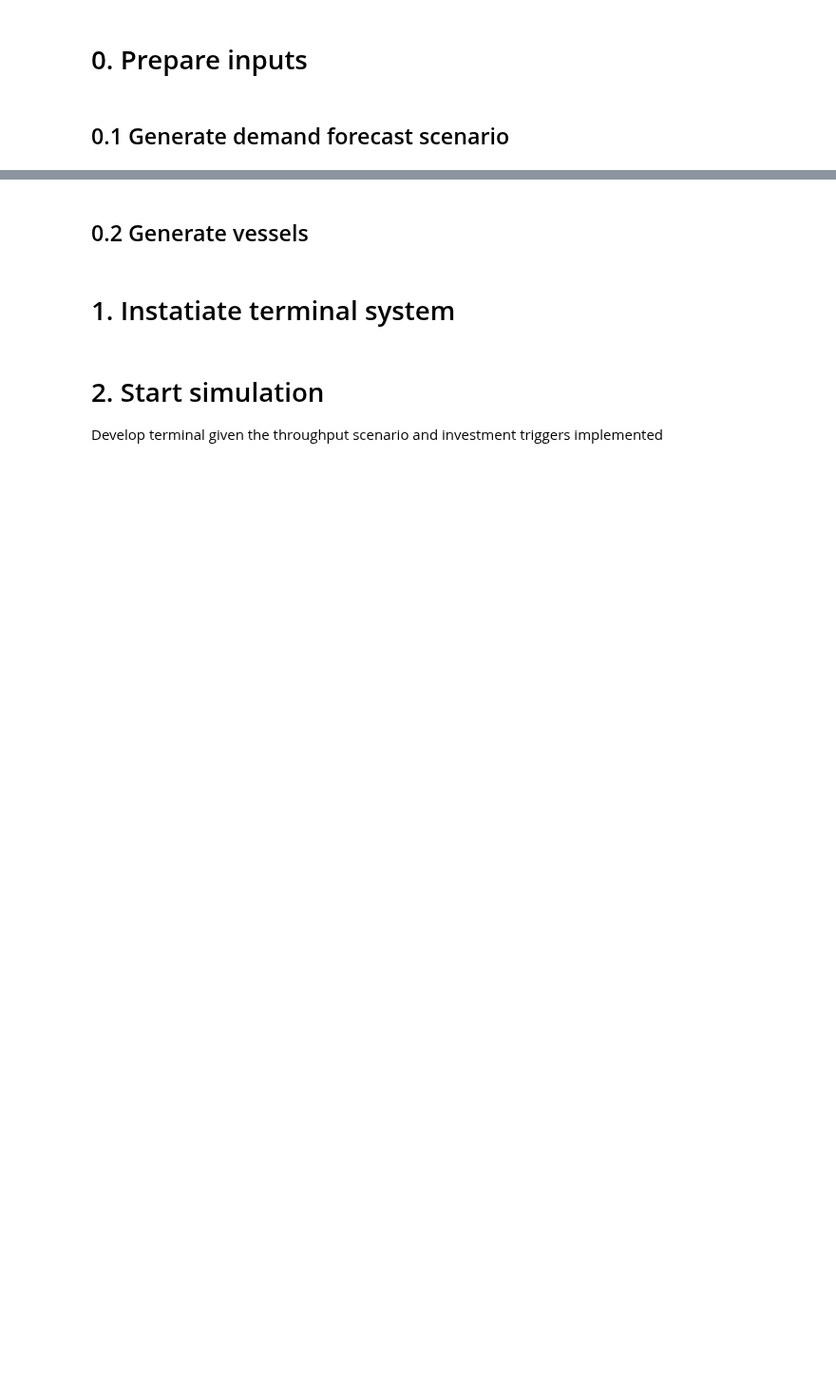
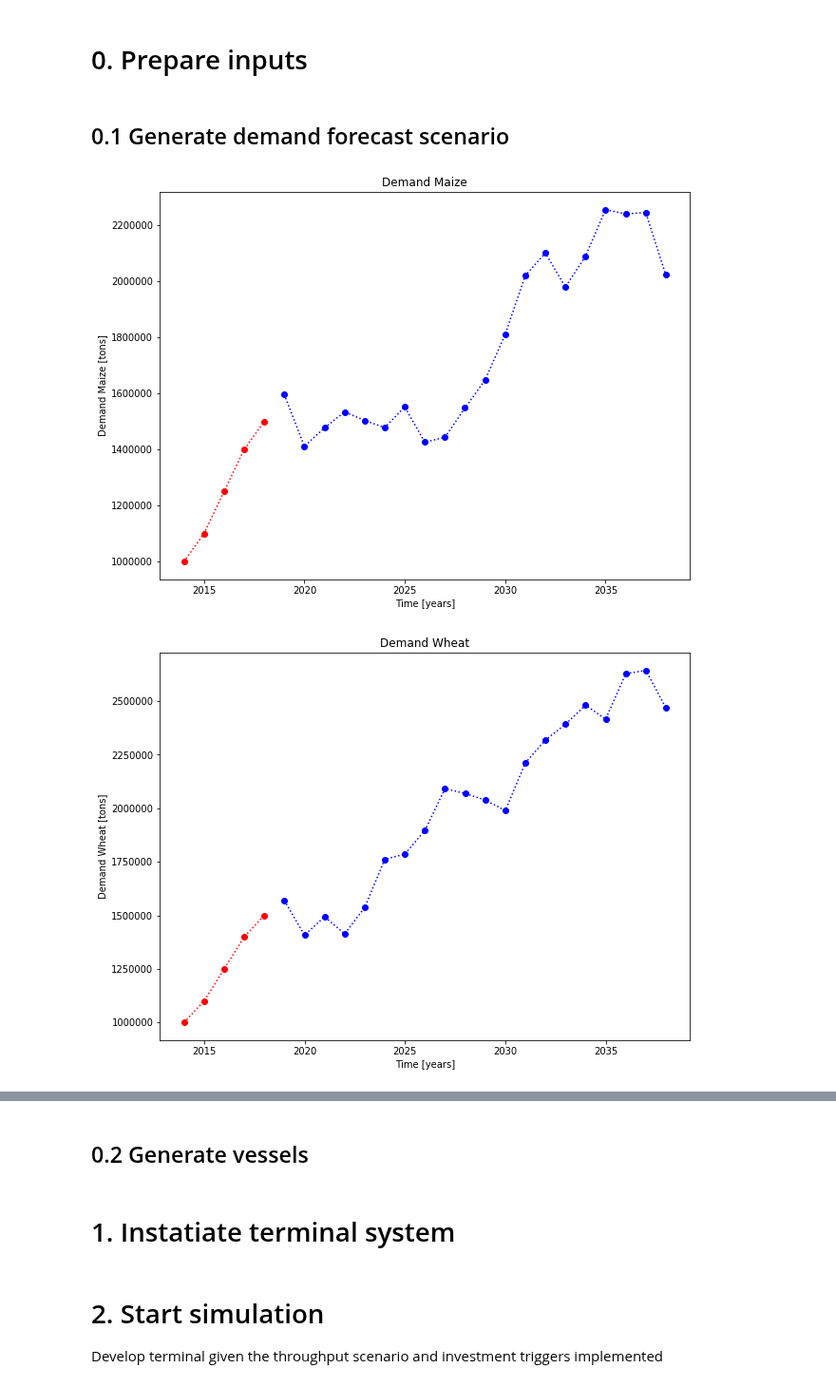
Before and after one commit to TUDelft-CITG/OpenTISim, a Jupyter notebook: notebooks/Example 01.ipynb, the cells around one changed output, grey strips where cells are left out. Shown at 95% size. Cells and saved outputs as stored; diff of their text form; code cells hidden in the pictures; blank space fills up the shorter version.

```diff
--- a/notebooks/Example 01.ipynb
+++ b/notebooks/Example 01.ipynb
@@ -9,18 +9,21 @@ from terminal_optimization import system
 # %%
 # instantiate a commodity object
 maize = objects.Commodity(**defaults.maize_data)
 wheat = objects.Commodity(**defaults.wheat_data)
 soybeans = objects.Commodity(**defaults.soybean_data)
 
 # create a future througput scenario
 maize.scenario_random()
 wheat.scenario_random()
 soybeans.scenario_random()
 
 cargo = [maize, wheat, soybeans]
 
 # plot scenarios
-if False:
+if True:
     maize.plot_demand()
     wheat.plot_demand()
     soybeans.plot_demand()
+# %% [output]
+[figure, added]
+[figure, added]
```
Also changed, not shown: parts of 4 cells of this notebook.
